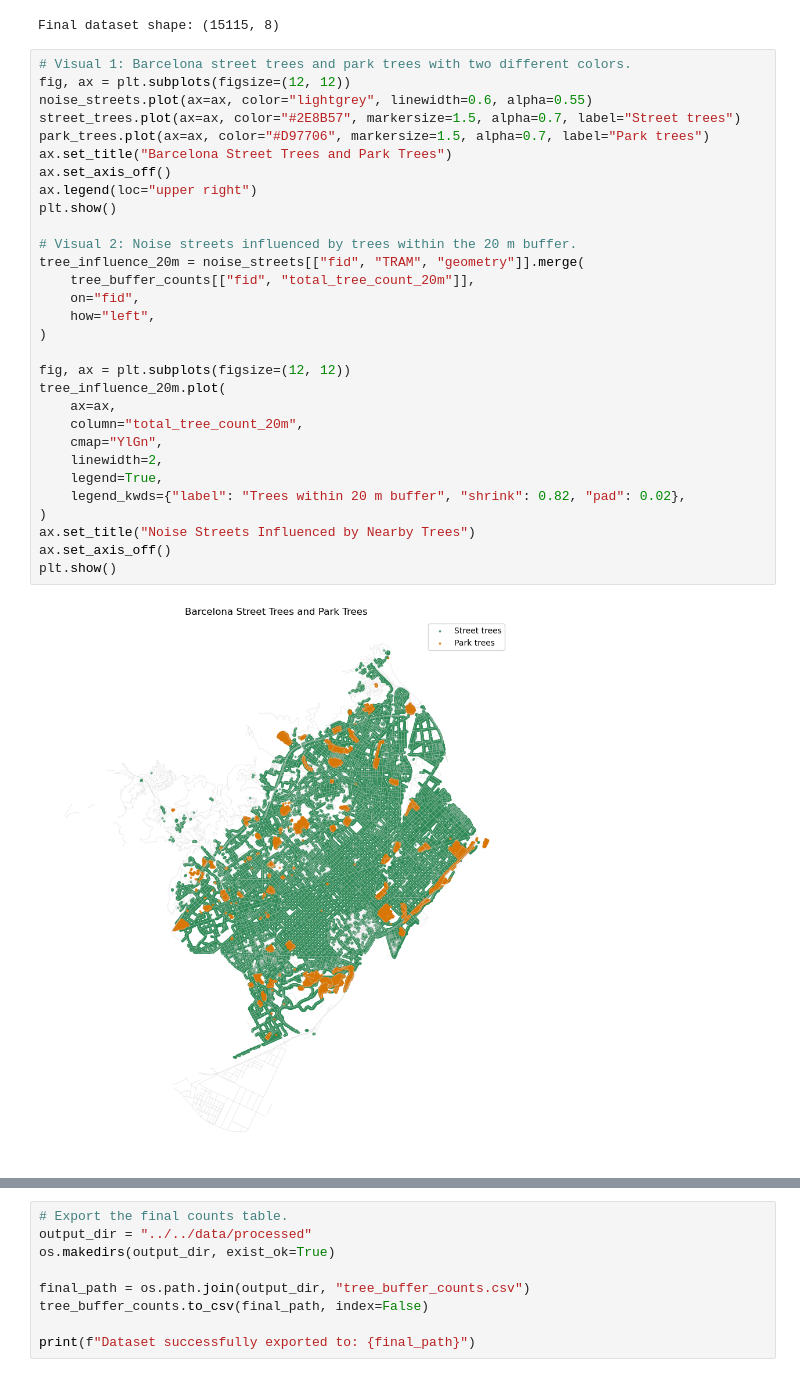
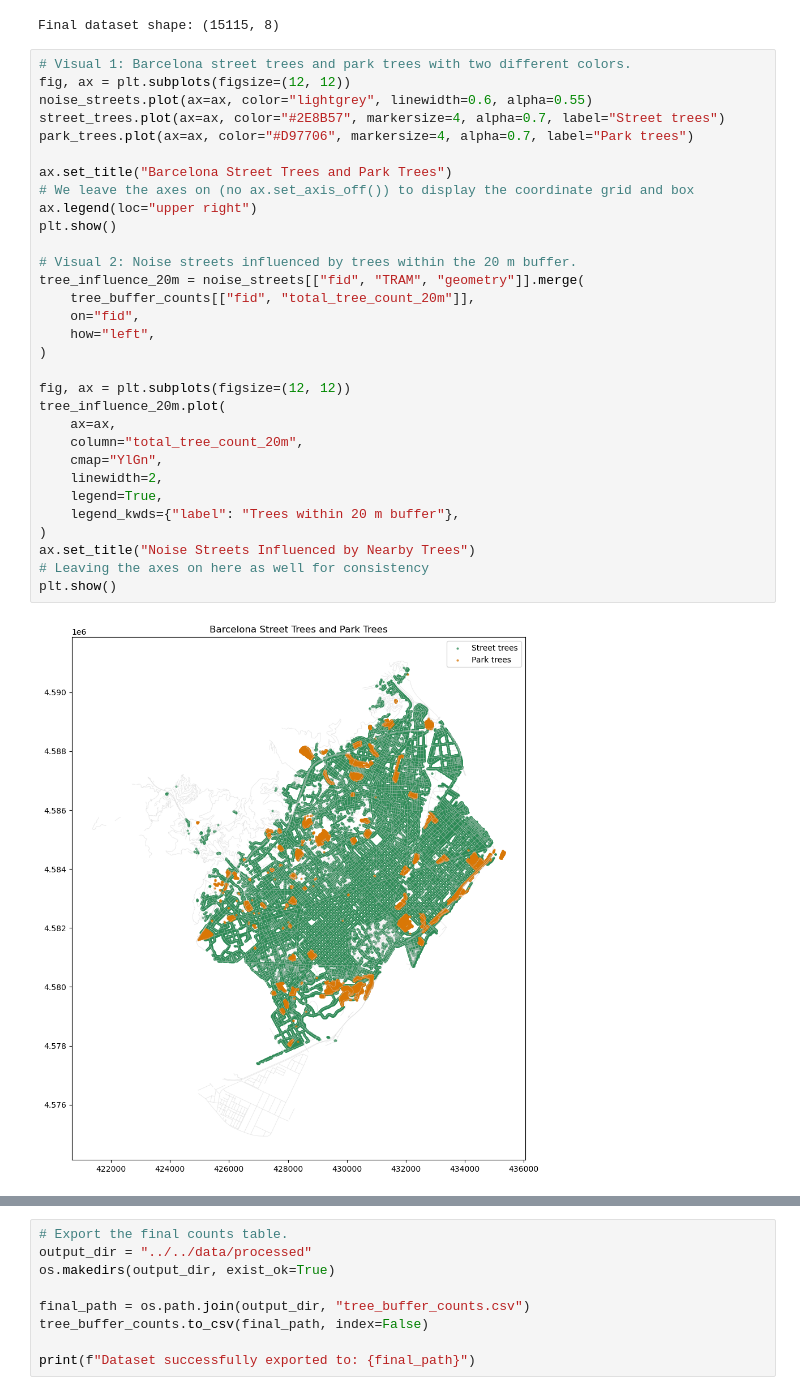
Before and after one commit to AndreaCutroni/ML-Noise-Prediction, a Jupyter notebook: notebooks/trees/tree_buffer_counts.ipynb, the cells around one changed output, grey strips where cells are left out. Saved outputs shown, nothing was run; the diff lists cells and outputs as text.

Commit message:
added scale to visuals

```diff
--- a/notebooks/trees/tree_buffer_counts.ipynb
+++ b/notebooks/trees/tree_buffer_counts.ipynb
@@ -91,32 +92,33 @@ Final dataset shape: (15115, 8)
 # %%
 # Visual 1: Barcelona street trees and park trees with two different colors.
 fig, ax = plt.subplots(figsize=(12, 12))
 noise_streets.plot(ax=ax, color="lightgrey", linewidth=0.6, alpha=0.55)
-street_trees.plot(ax=ax, color="#2E8B57", markersize=1.5, alpha=0.7, label="Street trees")
-park_trees.plot(ax=ax, color="#D97706", markersize=1.5, alpha=0.7, label="Park trees")
+street_trees.plot(ax=ax, color="#2E8B57", markersize=4, alpha=0.7, label="Street trees")
+park_trees.plot(ax=ax, color="#D97706", markersize=4, alpha=0.7, label="Park trees")
+
 ax.set_title("Barcelona Street Trees and Park Trees")
-ax.set_axis_off()
+# We leave the axes on (no ax.set_axis_off()) to display the coordinate grid and box
 ax.legend(loc="upper right")
 plt.show()
 
 # Visual 2: Noise streets influenced by trees within the 20 m buffer.
 tree_influence_20m = noise_streets[["fid", "TRAM", "geometry"]].merge(
     tree_buffer_counts[["fid", "total_tree_count_20m"]],
     on="fid",
     how="left",
 )
 
 fig, ax = plt.subplots(figsize=(12, 12))
 tree_influence_20m.plot(
     ax=ax,
     column="total_tree_count_20m",
     cmap="YlGn",
     linewidth=2,
     legend=True,
-    legend_kwds={"label": "Trees within 20 m buffer", "shrink": 0.82, "pad": 0.02},
+    legend_kwds={"label": "Trees within 20 m buffer"},
 )
 ax.set_title("Noise Streets Influenced by Nearby Trees")
-ax.set_axis_off()
+# Leaving the axes on here as well for consistency
 plt.show()
 # %% [output]
-[figure, old version]
+[figure, new version]
```
Also changed, not shown: parts of 2 cells of this notebook.
